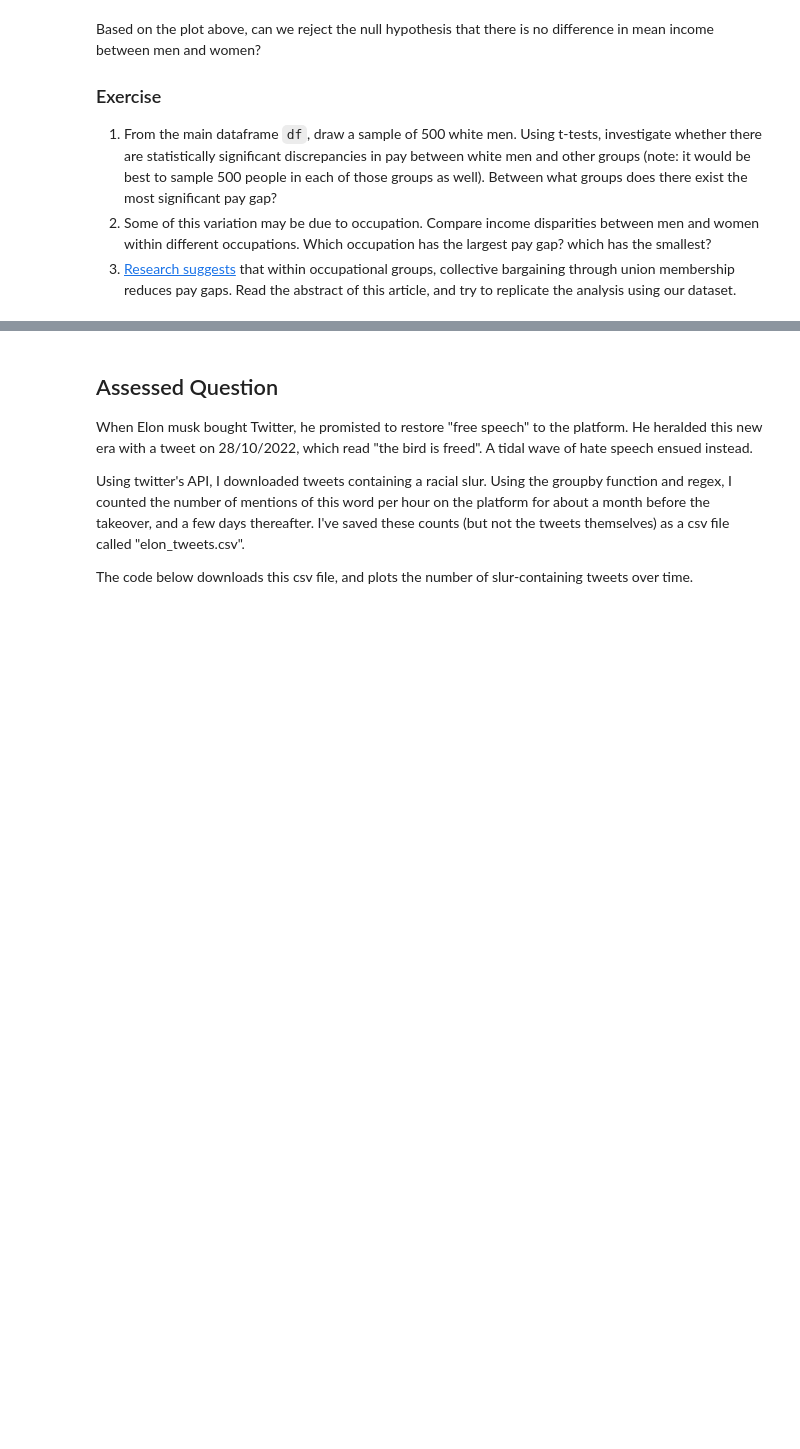
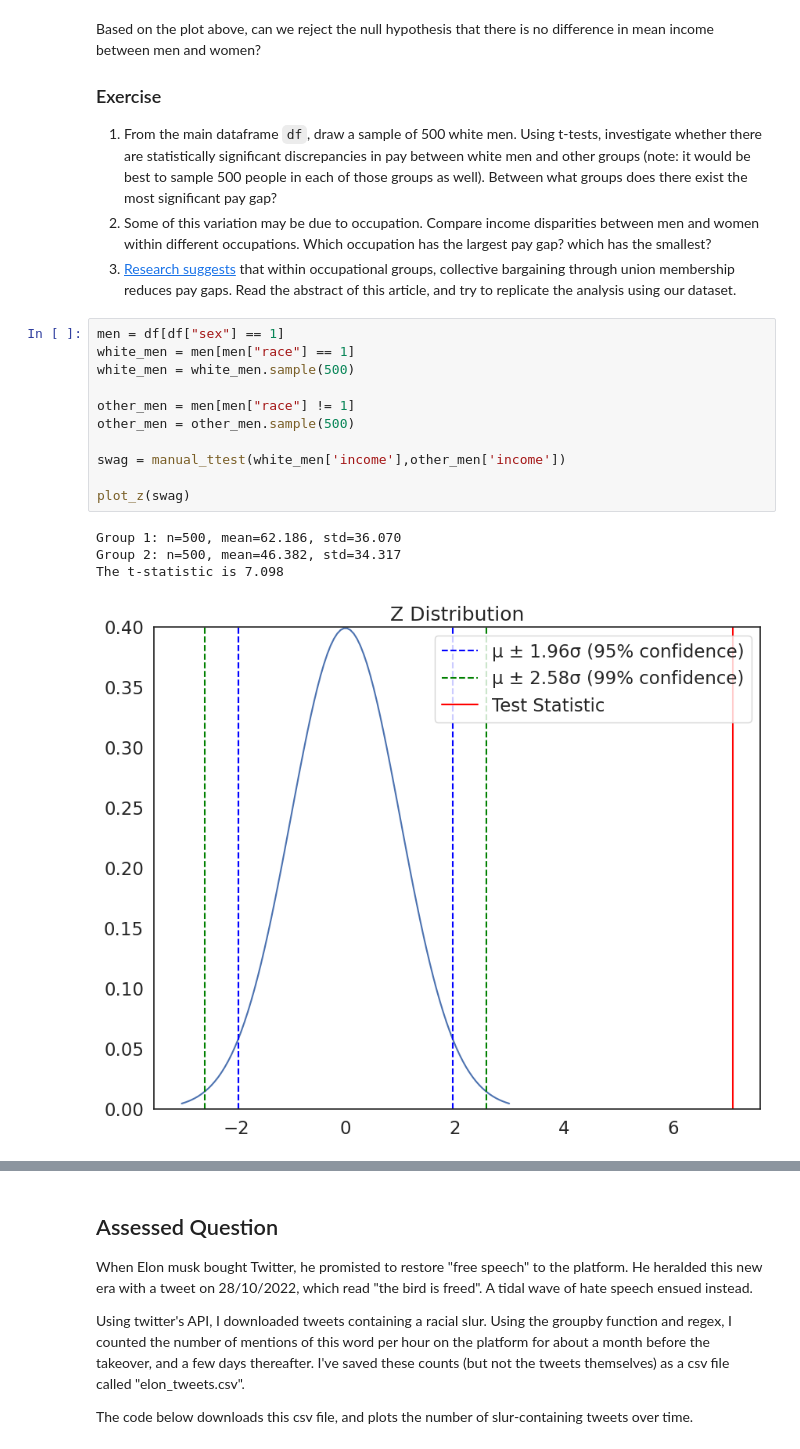
Before and after one commit to emetcalf-vas/QM2, a Jupyter notebook: notebooks/w06_hypothesis_testing.ipynb, the cells around one changed output, grey strips where cells are left out. Saved outputs shown, nothing was run; the diff lists cells and outputs as text; blank space fills up the shorter version.

```diff
--- a/notebooks/w06_hypothesis_testing.ipynb
+++ b/notebooks/w06_hypothesis_testing.ipynb
@@ -284,3 +284,19 @@ Based on the plot above, can we reject the null hypothesis that there is no diff
 1. From the main dataframe `df`, draw a sample of 500 white men. Using t-tests, investigate whether there are statistically significant discrepancies in pay between white men and other groups (note: it would be best to sample 500 people in each of those groups as well). Between what groups does there exist the most significant pay gap?
 2. Some of this variation may be due to occupation. Compare income disparities between men and women within different occupations. Which occupation has the largest pay gap? which has the smallest?
 3. [Research suggests](https://journals.sagepub.com/doi/abs/10.1177/0730888401028004005) that within occupational groups, collective bargaining through union membership reduces pay gaps. Read the abstract of this article, and try to replicate the analysis using our dataset.
+# %%
+men = df[df["sex"] == 1]
+white_men = men[men["race"] == 1]
+white_men = white_men.sample(500)
+
+other_men = men[men["race"] != 1]
+other_men = other_men.sample(500)
+
+swag = manual_ttest(white_men['income'],other_men['income'])
+
+plot_z(swag)
+# %% [output]
+Group 1: n=500, mean=62.186, std=36.070
+Group 2: n=500, mean=46.382, std=34.317
+The t-statistic is 7.098
+[figure, added]
```
Also changed, not shown: parts of 11 cells of this notebook.
